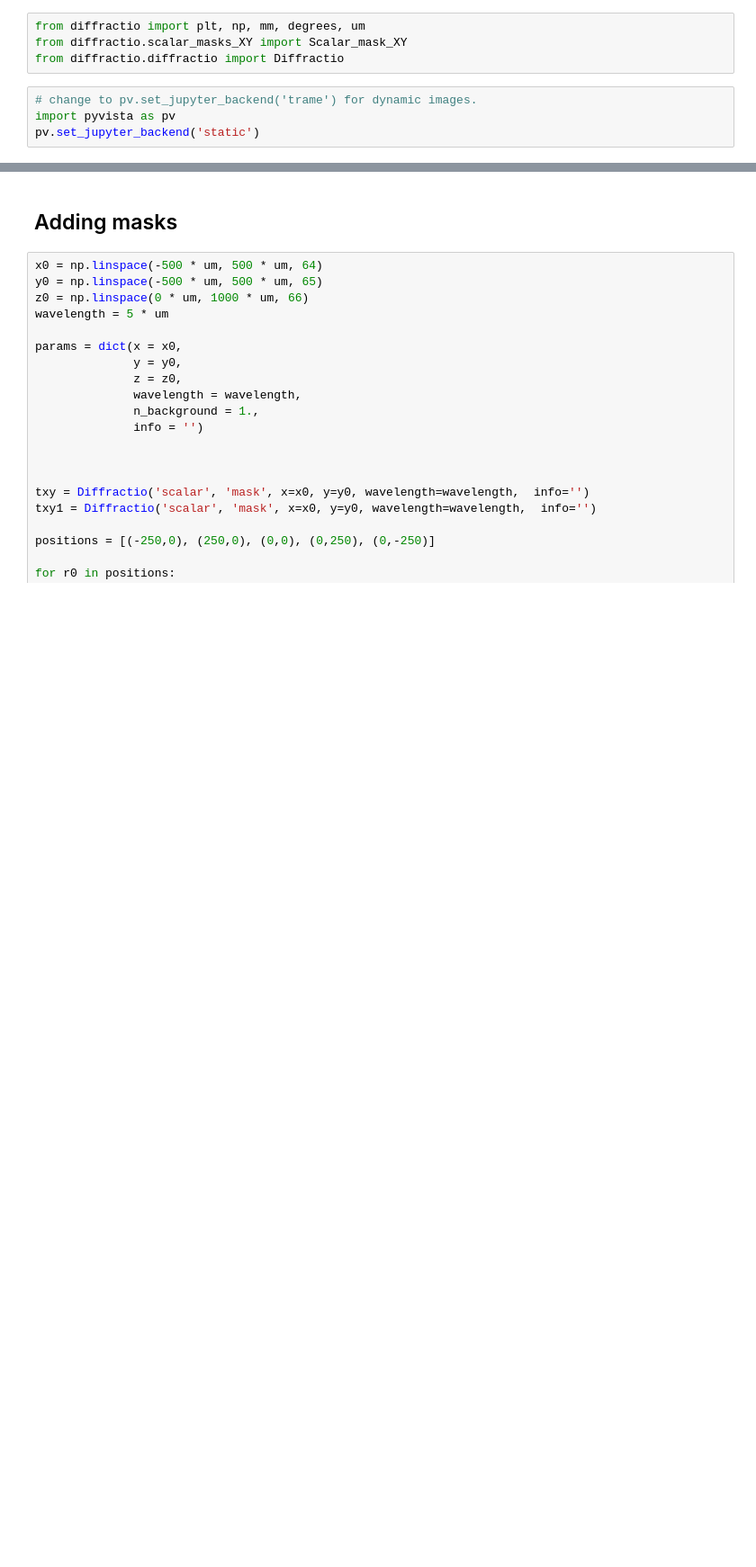
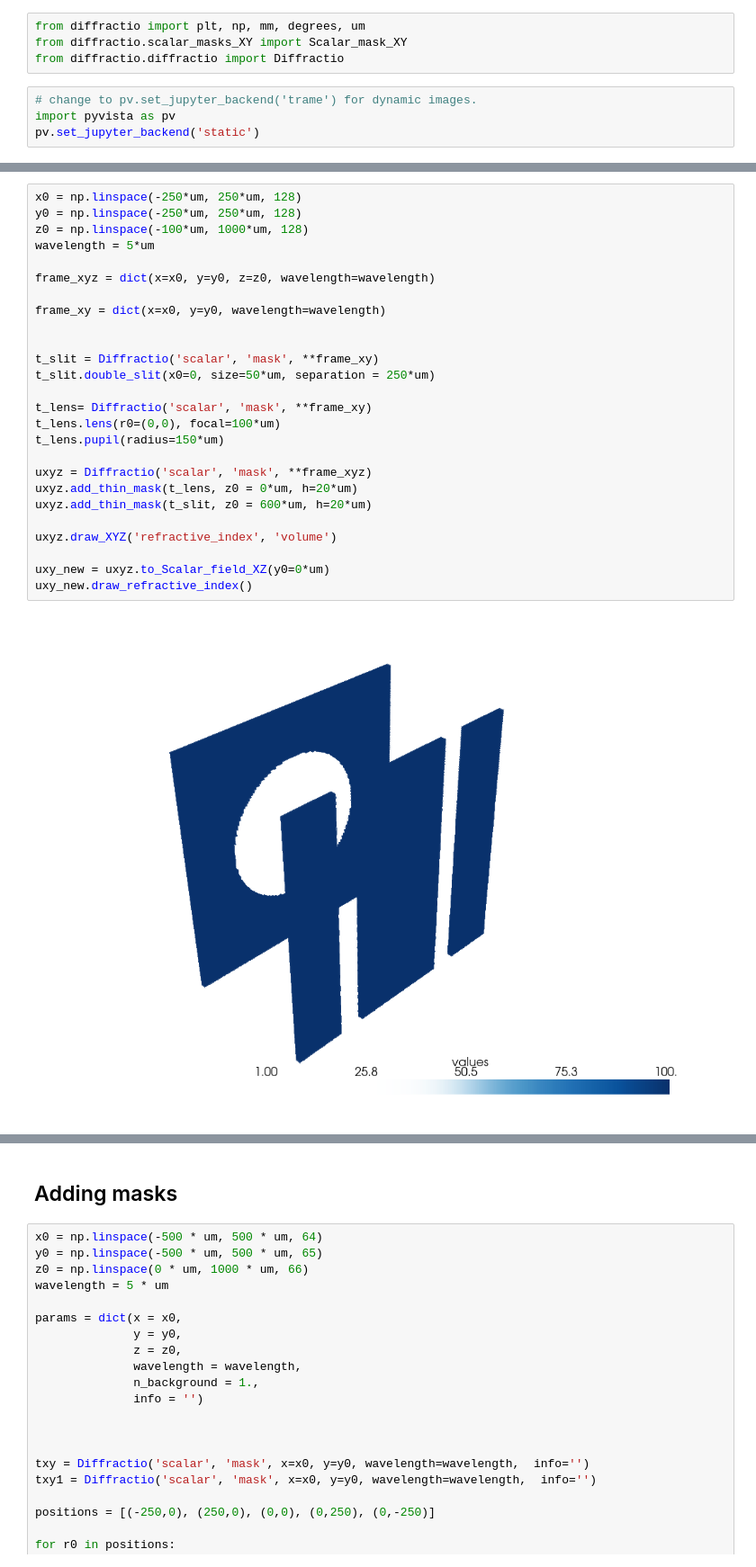
Before and after one commit to optbrea/diffractio, a Jupyter notebook: docs/source/tutorial_scalar/scalar_XYZ/masks_xyz_procedures.ipynb, the cells around one changed output, grey strips where cells are left out. Shown at 90% size. Saved outputs shown, nothing was run; the diff lists cells and outputs as text; blank space fills up the shorter version.

```diff
--- a/docs/source/tutorial_scalar/scalar_XYZ/masks_xyz_procedures.ipynb
+++ b/docs/source/tutorial_scalar/scalar_XYZ/masks_xyz_procedures.ipynb
@@ -12,0 +17,28 @@ pv.set_jupyter_backend('static')
+# %%
+x0 = np.linspace(-250*um, 250*um, 128)
+y0 = np.linspace(-250*um, 250*um, 128)
+z0 = np.linspace(-100*um, 1000*um, 128)
+wavelength = 5*um
+
+frame_xyz = dict(x=x0, y=y0, z=z0, wavelength=wavelength)
+
+frame_xy = dict(x=x0, y=y0, wavelength=wavelength)
+
+
+t_slit = Diffractio('scalar', 'mask', **frame_xy)
+t_slit.double_slit(x0=0, size=50*um, separation = 250*um)
+
+t_lens= Diffractio('scalar', 'mask', **frame_xy)
+t_lens.lens(r0=(0,0), focal=100*um)
+t_lens.pupil(radius=150*um)
+
+uxyz = Diffractio('scalar', 'mask', **frame_xyz)
+uxyz.add_thin_mask(t_lens, z0 = 0*um, h=20*um)
+uxyz.add_thin_mask(t_slit, z0 = 600*um, h=20*um)
+
+uxyz.draw_XYZ('refractive_index', 'volume')
+
+uxy_new = uxyz.to_Scalar_field_XZ(y0=0*um)
+uxy_new.draw_refractive_index()
+# %% [output]
+[figure, added]
```
Also changed, not shown: parts of 2 cells of this notebook, 6 other files.
